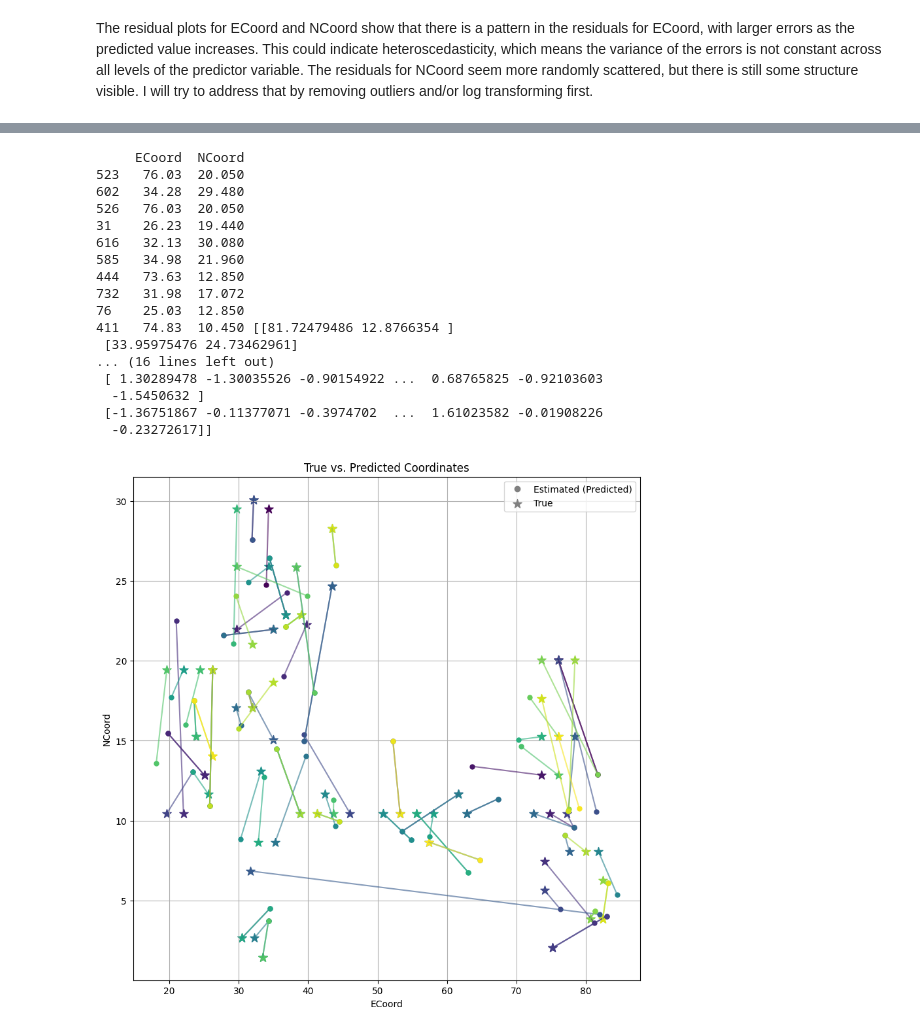
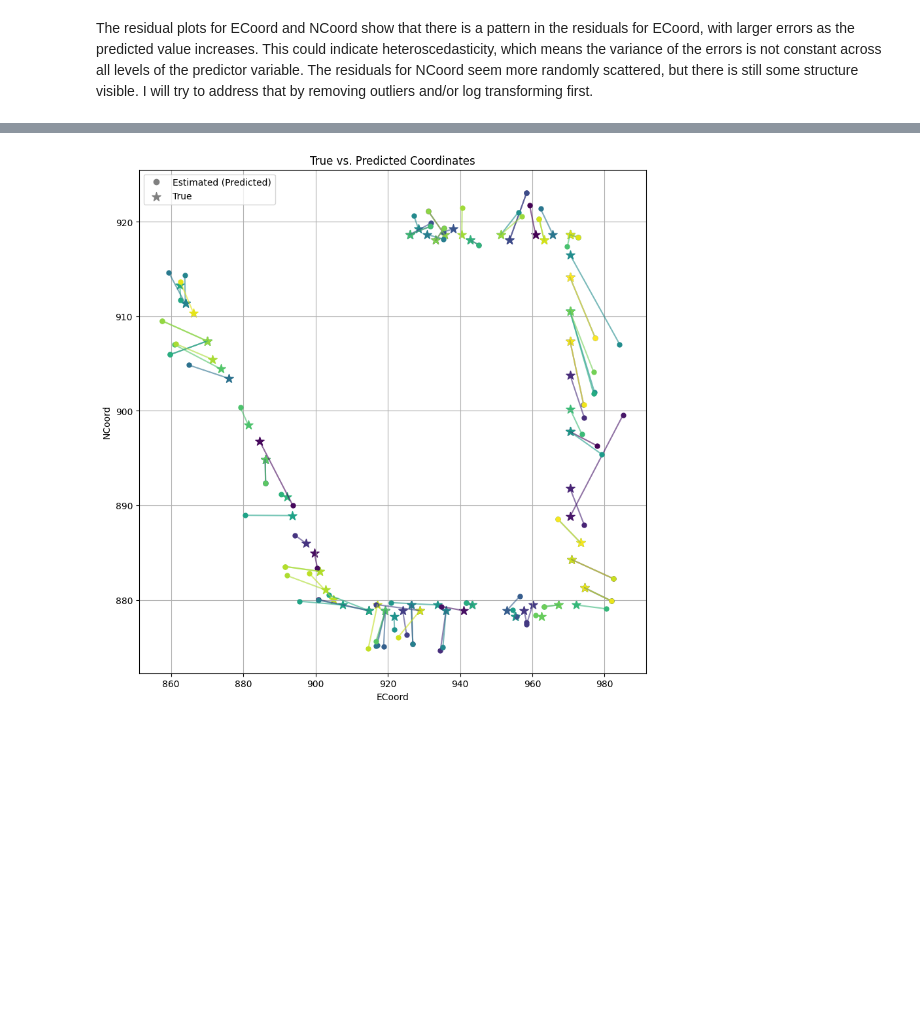
Before and after one commit to dalGob/Localization-of-nodes-SOD-Indoor, a Jupyter notebook: multivariate_regression.ipynb, the cells around one changed output, grey strips where cells are left out. Saved outputs shown, nothing was run; the diff lists cells and outputs as text; code cells hidden in the pictures; blank space fills up the shorter version.

Commit message:
Added ransac regression and pca testing.

```diff
--- a/multivariate_regression.ipynb
+++ b/multivariate_regression.ipynb
@@ -68,6 +90,6 @@ Y_train = train_data[output_variables]
 # %%
-pca = PCA(n_components=0.95)
-X_train = pca.fit_transform(X_train)
+pca = PCA(n_components=0.77)
+X_train = pca.fit_transform(train_data_input)
 
 # The number of components after PCA
 n_components = X_train.shape[1]
@@ -86,10 +108,6 @@ X_train.mean(), X_train.std()
 # %%
-# Preprocessing testing data similarly
-X_test = test_data.drop(irrelevant_features, axis=1).replace(100, -200)
-Y_test = test_data[output_variables]
-
 # Same PCA
-X_test = pca.transform(X_test)
+X_test = pca.transform(test_data_input)
 
 # Apply scaler
 X_test = scaler.transform(X_test)
@@ -135,0 +152,30 @@ n_r2_score = r2_score(Y_test['NCoord'], n_y_pred)
+# %%
+def true_vs_predicted(X_test, Y_test, model, transform=lambda x:x):
+    np.random.seed(42)
+    random_indices = np.random.choice(X_test.shape[0], size=100, replace=False)
+    X_test_random = X_test[random_indices]
+
+    y_pred_random = transform(model.predict(X_test_random))
+
+    y_test_random = Y_test.loc[random_indices]
+
+    # Preparing the visualization
+    plt.figure(figsize=(10, 10))
+    cmap = plt.cm.get_cmap('viridis', 100)
+
+    for i, (true, pred) in enumerate(zip(y_test_random.values, y_pred_random)):
+            color = cmap(i)
+            plt.plot([true[0], pred[0]], [true[1], pred[1]], '-', alpha=0.6, color=color)
+            plt.plot(pred[0], pred[1], 'o', markersize=5, color=color)
+            plt.scatter(true[0], true[1], marker='*', s=100, color=color)
+
+    plt.plot([], [], 'o', color='gray', label='Estimated (Predicted)')
+    plt.scatter([], [], marker='*', s=100, color='gray', label='True')
+
+    plt.legend()
+    plt.title('True vs. Predicted Coordinates')
+    plt.xlabel('ECoord')
+    plt.ylabel('NCoord')
+    plt.grid(True)
+
+true_vs_predicted(X_test, Y_test, multi_model)
@@ -264,24 +320,7 @@ train_rmse, test_rmse
 # %%
-true_vs_predicted(X_test, Y_test, model, np.expm1)
+true_vs_predicted(X_test, Y_test, best_ransac)
 # %% [output]
-     ECoord  NCoord
-523   76.03  20.050
-602   34.28  29.480
-526   76.03  20.050
-31    26.23  19.440
-616   32.13  30.080
-585   34.98  21.960
-444   73.63  12.850
-732   31.98  17.072
-76    25.03  12.850
-411   74.83  10.450 [[81.72479486 12.8766354 ]
- [33.95975476 24.73462961]
-... (16 lines left out)
- [ 1.30289478 -1.30035526 -0.90154922 ...  0.68765825 -0.92103603
-  -1.5450632 ]
- [-1.36751867 -0.11377071 -0.3974702  ...  1.61023582 -0.01908226
-  -0.23272617]]
-[figure, old version]
+[figure, new version]
 # %%
 # Assuming `y_test` and `y_pred` are your true target values and predictions, respectively, each with two columns: ECoord and NCoord
 residuals = Y_test - Y_test_pred  # Residuals for NCoord
```
Also changed, not shown: parts of 16 cells of this notebook.
